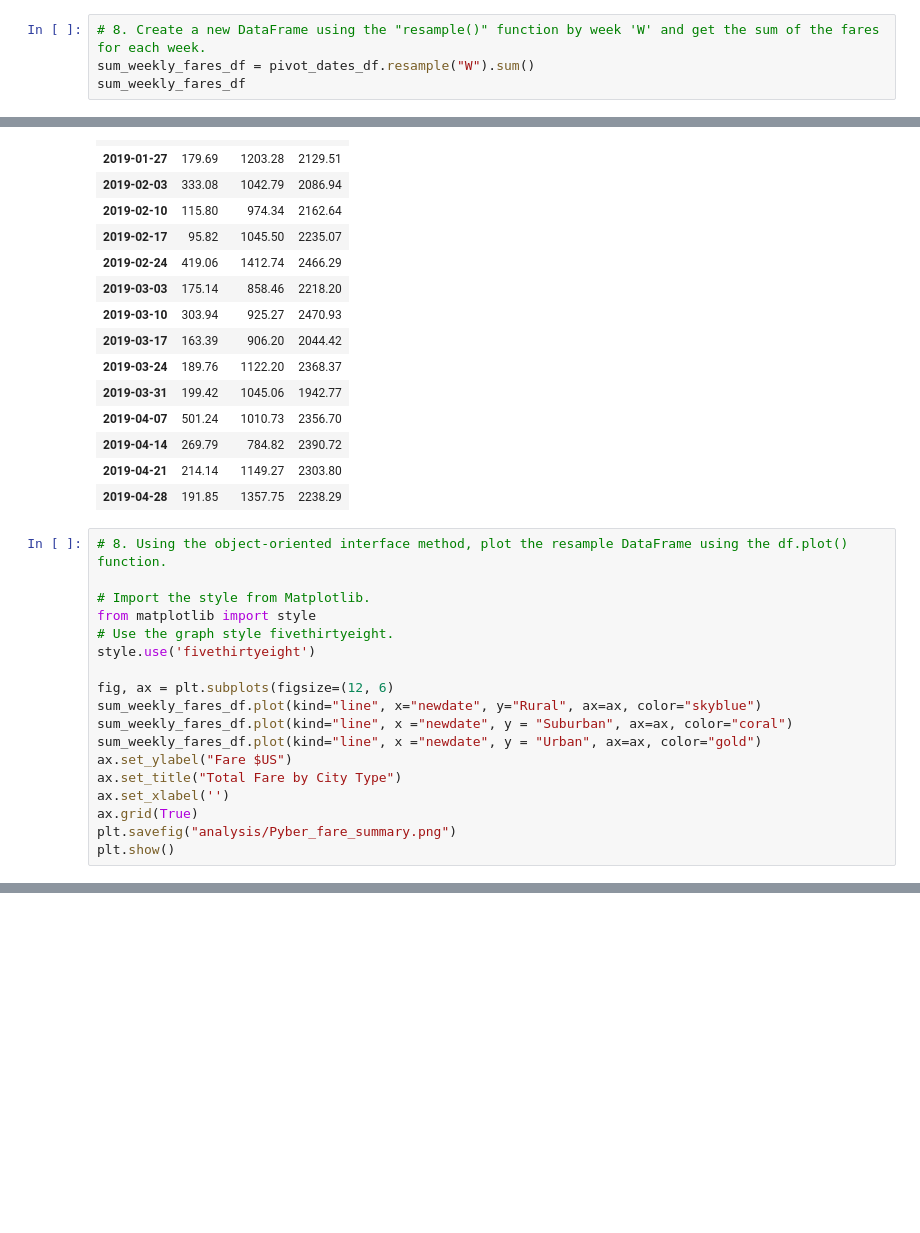
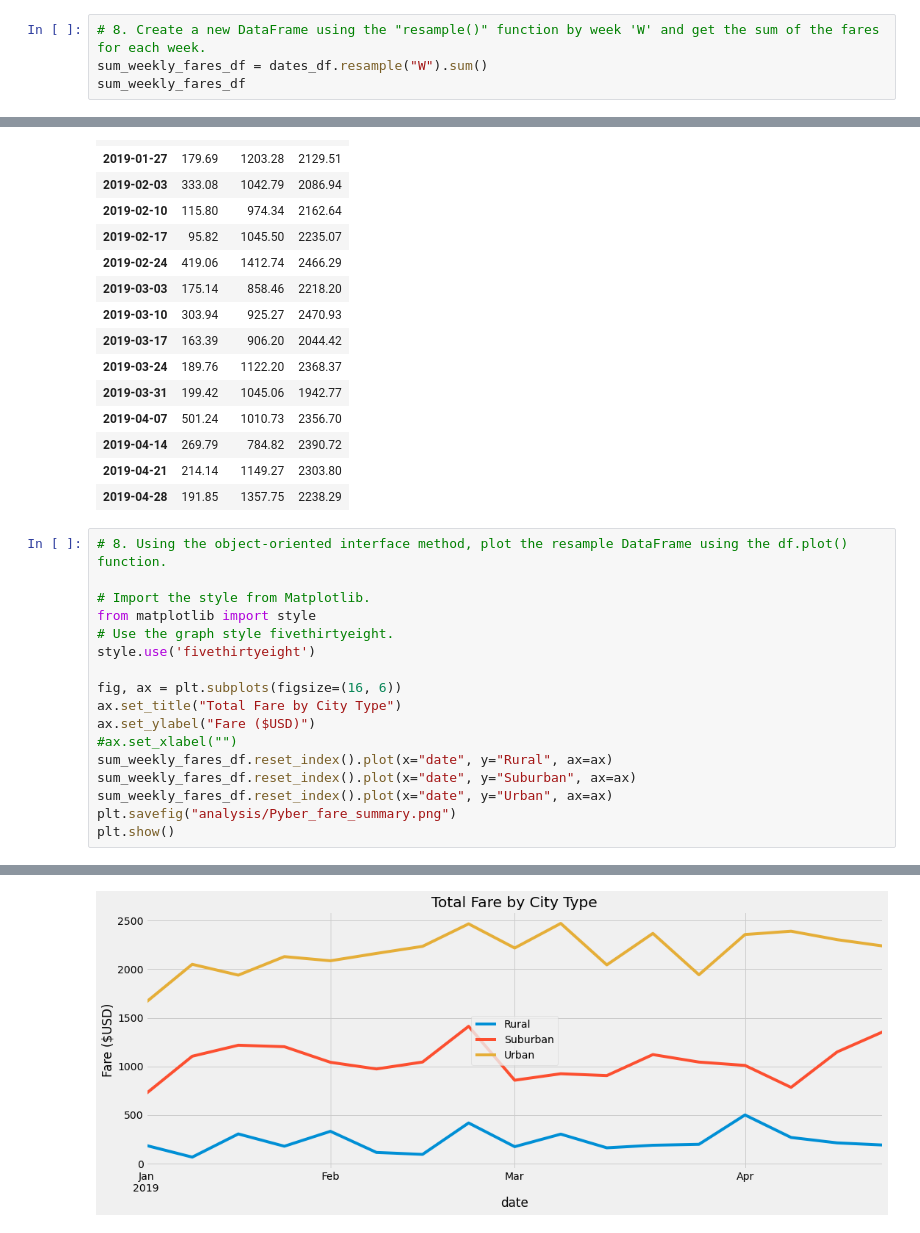
Before and after one commit to peteremiller/PyBer_Analysis, a Jupyter notebook: PyBer_Challenge.ipynb, the cells around one changed output, grey strips where cells are left out. Saved outputs shown, nothing was run; the diff lists cells and outputs as text; blank space fills up the shorter version.

```diff
--- a/PyBer_Challenge.ipynb
+++ b/PyBer_Challenge.ipynb
@@ -241,7 +240,7 @@ dtypes: float64(3)
 memory usage: 68.6 KB
 # %%
 # 8. Create a new DataFrame using the "resample()" function by week 'W' and get the sum of the fares for each week.
-sum_weekly_fares_df = pivot_dates_df.resample("W").sum()
+sum_weekly_fares_df = dates_df.resample("W").sum()
 sum_weekly_fares_df
 # %% [output]
 | type | Rural | Suburban | Urban |
@@ -271,14 +270,13 @@ from matplotlib import style
 # Use the graph style fivethirtyeight.
 style.use('fivethirtyeight')
 
-fig, ax = plt.subplots(figsize=(12, 6)
-sum_weekly_fares_df.plot(kind="line", x="newdate", y="Rural", ax=ax, color="skyblue")
-sum_weekly_fares_df.plot(kind="line", x ="newdate", y = "Suburban", ax=ax, color="coral")
-sum_weekly_fares_df.plot(kind="line", x ="newdate", y = "Urban", ax=ax, color="gold")
-ax.set_ylabel("Fare $US")
+fig, ax = plt.subplots(figsize=(16, 6))
 ax.set_title("Total Fare by City Type")
-ax.set_xlabel('')
-ax.grid(True)
+ax.set_ylabel("Fare ($USD)")
+#ax.set_xlabel("")
+sum_weekly_fares_df.reset_index().plot(x="date", y="Rural", ax=ax)
+sum_weekly_fares_df.reset_index().plot(x="date", y="Suburban", ax=ax)
+sum_weekly_fares_df.reset_index().plot(x="date", y="Urban", ax=ax)
 plt.savefig("analysis/Pyber_fare_summary.png")
 plt.show()
 # %% [output]
@@ -285,0 +283 @@ SyntaxError: invalid syntax (<ipython-input-105-b86ba6bd751c>, line 9)
+[figure, added]
```
Also changed, not shown: parts of 4 cells of this notebook, 4 other files.
